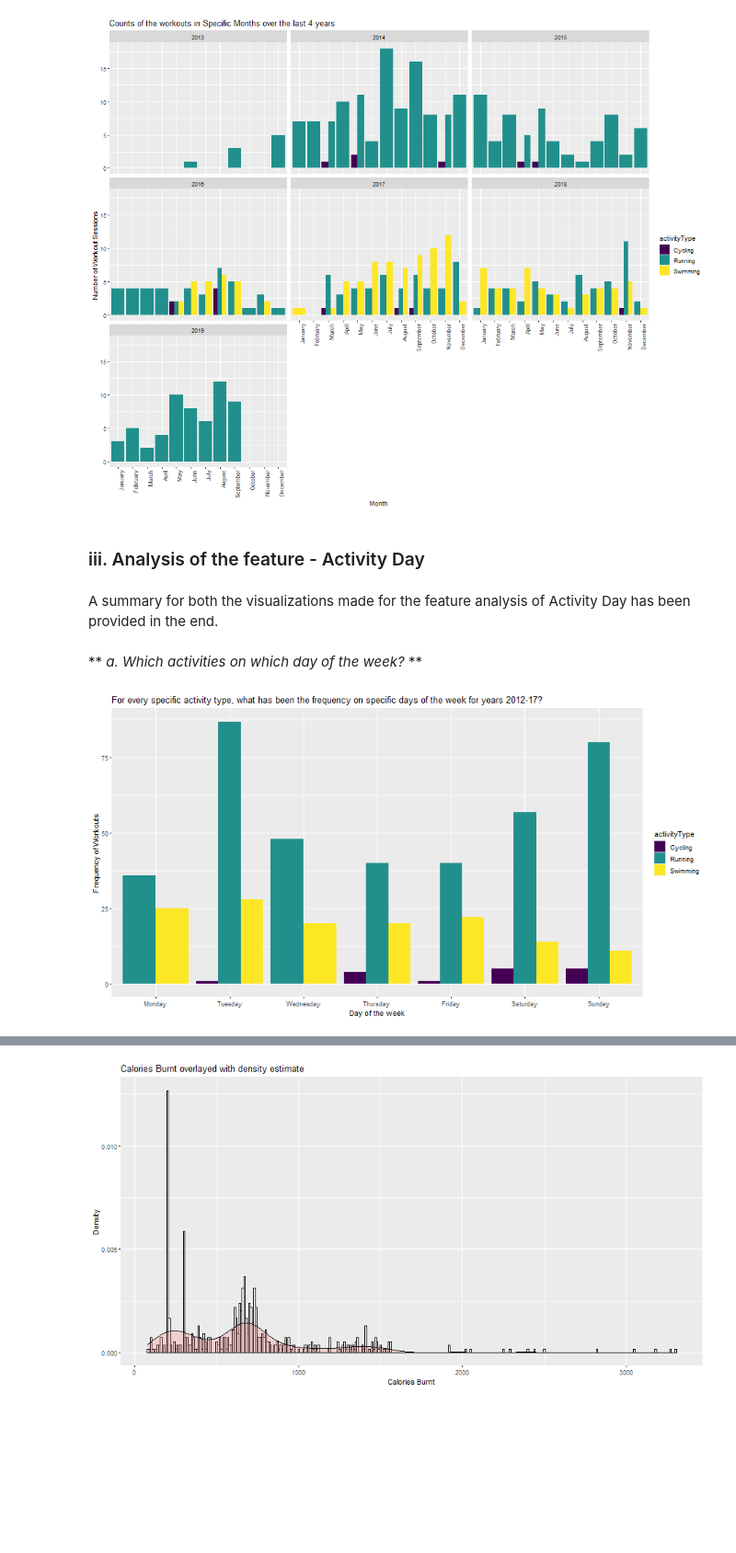
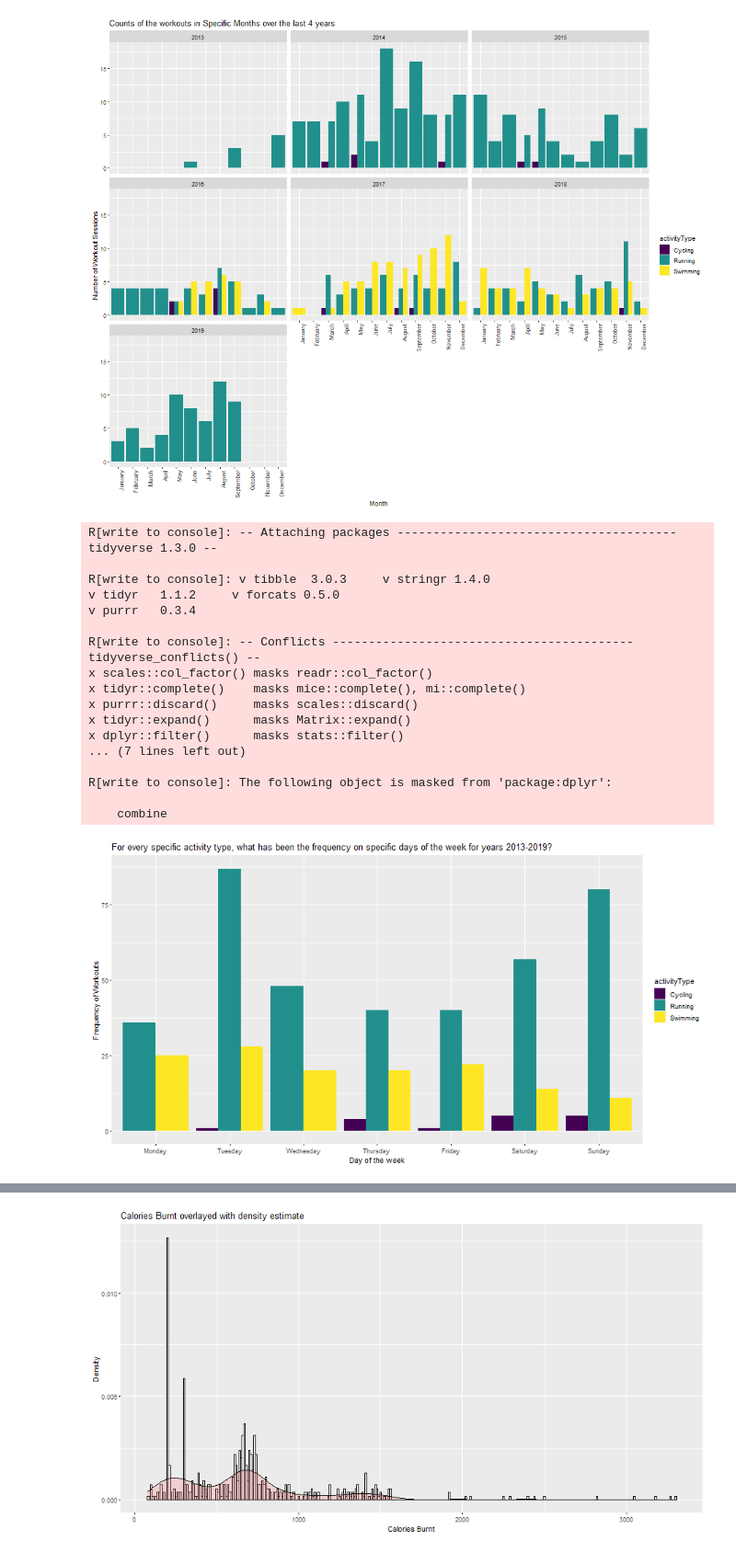
Before and after one commit to caxenie/garmin-tracker-analytics, a Jupyter notebook: GarminDataAnalyser.ipynb, the cells around one changed output, grey strips where cells are left out. Shown at 92% size. Saved outputs shown, nothing was run; the diff lists cells and outputs as text; code cells hidden in the pictures; blank space fills up the shorter version.

```diff
--- a/GarminDataAnalyser.ipynb
+++ b/GarminDataAnalyser.ipynb
@@ -510,10 +410,4 @@ ggplot(activity_tracker_data_gMonth, aes(x = activityMonthName, y = Count, fill
   theme(axis.text.x = element_text(angle = 90, hjust = 1))
 # %% [output]
 [figure]
-# %% [markdown]
-### iii. Analysis of the feature - Activity Day
-# %% [markdown]
-A summary for both the visualizations made for the feature analysis of Activity Day has been provided in the end.
-# %% [markdown]
-** *a. Which activities on which day of the week?* **
 # %%
@@ -524,20 +419,37 @@ activity_tracker_data_activDay.reset_index(inplace=True)
 # %%
 %%R -i activity_tracker_data_activDay -w 900 -h 480 -u px
 
 library(tidyverse)
 library(ggplot2)
 library(gridExtra)
 require("viridis")
 
 orderedclasses <- c("Monday", "Tuesday", "Wednesday", "Thursday", "Friday", "Saturday", "Sunday")
 activity_tracker_data_activDay$activityDayName <- factor(activity_tracker_data_activDay$activityDayName, levels = orderedclasses)
 
 
 g1 <- ggplot(activity_tracker_data_activDay, aes(x = activityDayName, y = Count, fill=activityType)) +
   geom_col(position = "dodge") +  scale_fill_viridis(discrete=TRUE) +
   xlab("Day of the week") +
   ylab("Frequency of Workouts") +
-  ggtitle("For every specific activity type, what has been the frequency on specific days of the week for years 2012-17?")
+  ggtitle("For every specific activity type, what has been the frequency on specific days of the week for years 2013-2019?")
 g1
 # %% [output]
+R[write to console]: -- Attaching packages --------------------------------------- tidyverse 1.3.0 --
+
+R[write to console]: v tibble  3.0.3     v stringr 1.4.0
+v tidyr   1.1.2     v forcats 0.5.0
+v purrr   0.3.4
+
+R[write to console]: -- Conflicts ------------------------------------------ tidyverse_conflicts() --
+x scales::col_factor() masks readr::col_factor()
+x tidyr::complete()    masks mice::complete(), mi::complete()
+x purrr::discard()     masks scales::discard()
+x tidyr::expand()      masks Matrix::expand()
+x dplyr::filter()      masks stats::filter()
+... (7 lines left out)
+
+R[write to console]: The following object is masked from 'package:dplyr':
+
+    combine
-[figure, old version]
+[figure, new version]
```
Also changed, not shown: parts of 145 cells of this notebook.
